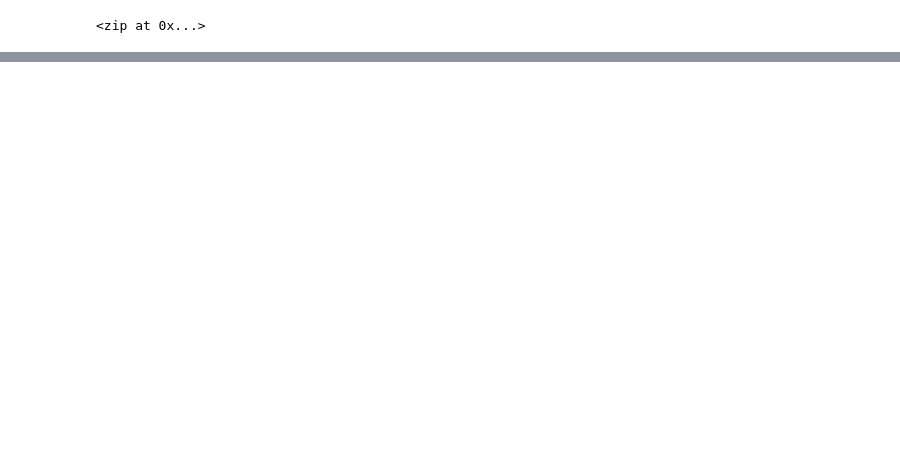
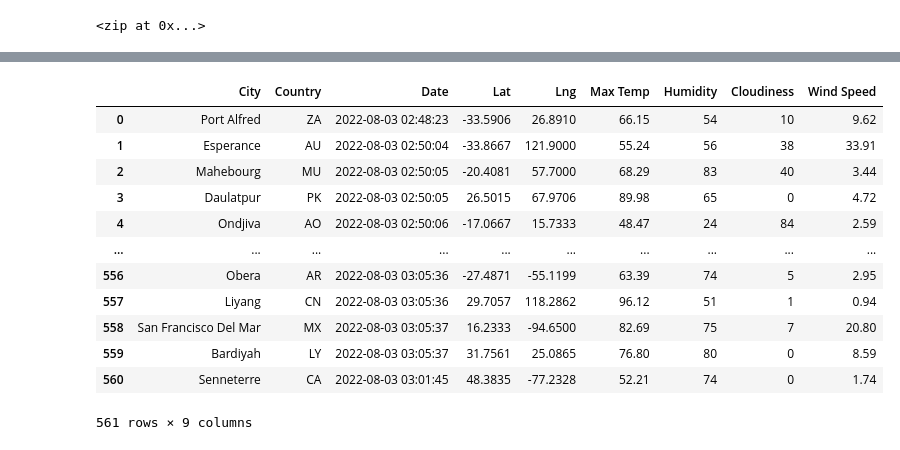
Before and after one commit to Daniel-Sanudo/World_Weather_Analysis, a Jupyter notebook: WeatherPy.ipynb, the cells around one changed output, grey strips where cells are left out. Saved outputs shown, nothing was run; the diff lists cells and outputs as text; code cells hidden in the pictures; blank space fills up the shorter version.

```diff
--- a/WeatherPy.ipynb
+++ b/WeatherPy.ipynb
@@ -28,0 +39,3 @@ len(cities)
+# %%
+# Starting URL for Weather Map API Call.
+url = "http://api.openweathermap.org/data/2.5/weather?units=Imperial&APPID=" + weather_api_key
@@ -28,0 +109,5 @@ len(cities)
+# %%
+# Create an endpoint URL for a city.
+city_url = url + "&q=" + "Boston"
+city_weather = requests.get(city_url)
+city_weather.json()
@@ -28,0 +249,4 @@ len(cities)
+# %%
+# Convert the array of dictionaries to a Pandas DataFrame.
+city_data_df = pd.DataFrame(city_data)
+city_data_df.head(10)
@@ -28,0 +265,18 @@ len(cities)
+# %%
+new_column_order = ["City", "Country", "Date", "Lat", "Lng", "Max Temp", "Humidity", "Cloudiness", "Wind Speed"]
+city_data_df = city_data_df[new_column_order]
+city_data_df
+# %% [output]
+|  | City | Country | Date | Lat | Lng | Max Temp | Humidity | Cloudiness | Wind Speed |
+| 0 | Port Alfred | ZA | 2022-08-03 02:48:23 | -33.5906 | 26.8910 | 66.15 | 54 | 10 | 9.62 |
+| 1 | Esperance | AU | 2022-08-03 02:50:04 | -33.8667 | 121.9000 | 55.24 | 56 | 38 | 33.91 |
+| 2 | Mahebourg | MU | 2022-08-03 02:50:05 | -20.4081 | 57.7000 | 68.29 | 83 | 40 | 3.44 |
+| 3 | Daulatpur | PK | 2022-08-03 02:50:05 | 26.5015 | 67.9706 | 89.98 | 65 | 0 | 4.72 |
+| 4 | Ondjiva | AO | 2022-08-03 02:50:06 | -17.0667 | 15.7333 | 48.47 | 24 | 84 | 2.59 |
+| ... | ... | ... | ... | ... | ... | ... | ... | ... | ... |
+| 556 | Obera | AR | 2022-08-03 03:05:36 | -27.4871 | -55.1199 | 63.39 | 74 | 5 | 2.95 |
+| 557 | Liyang | CN | 2022-08-03 03:05:36 | 29.7057 | 118.2862 | 96.12 | 51 | 1 | 0.94 |
+| 558 | San Francisco Del Mar | MX | 2022-08-03 03:05:37 | 16.2333 | -94.6500 | 82.69 | 75 | 7 | 20.80 |
+| 559 | Bardiyah | LY | 2022-08-03 03:05:37 | 31.7561 | 25.0865 | 76.80 | 80 | 0 | 8.59 |
+| 560 | Senneterre | CA | 2022-08-03 03:01:45 | 48.3835 | -77.2328 | 52.21 | 74 | 0 | 1.74 |
+561 rows × 9 columns
```
Also changed, not shown: parts of 22 cells of this notebook, 2 other files.
